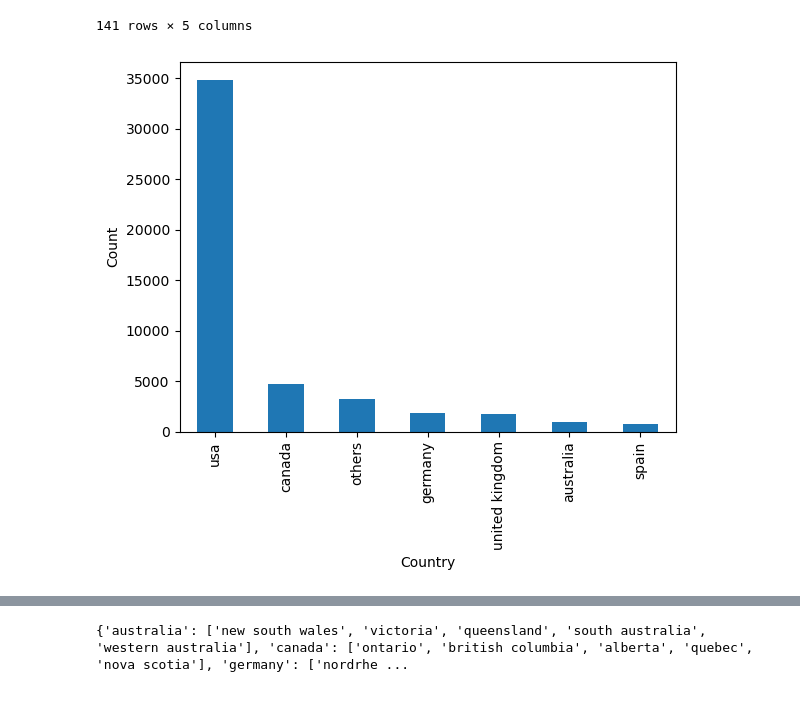
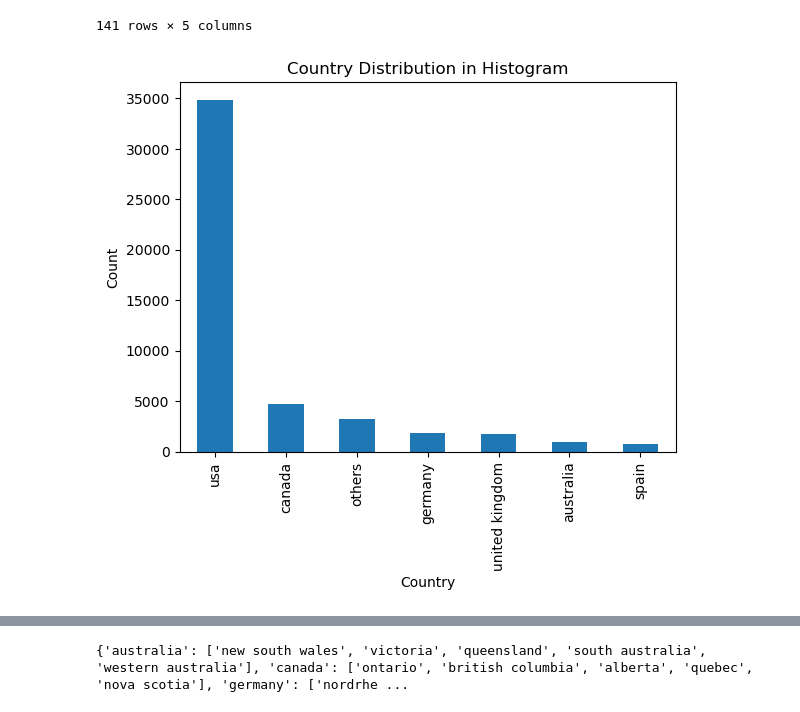
Before and after one commit to YubotKwng/Bookstore-management-Data-Processing, a Jupyter notebook: users_preprocess.ipynb, the cells around one changed output, grey strips where cells are left out. Saved outputs shown, nothing was run; the diff lists cells and outputs as text; code cells hidden in the pictures.

```diff
--- a/users_preprocess.ipynb
+++ b/users_preprocess.ipynb
@@ -398,13 +379,14 @@ na_df
 # %%
 # identify countries have less than 10 users and combine them into a category called others
 countries_to_combine = cleaned_users['User-Country'].value_counts()[cleaned_users['User-Country'].value_counts()<500].index
 
 cleaned_users.loc[cleaned_users['User-Country'].isin(countries_to_combine), 'User-Country'] = "others"
 
 cleaned_users['User-Country'].value_counts().plot(kind='bar')
 
+plt.title('Country Distribution in Histogram')
 plt.xlabel('Country')
 plt.ylabel('Count')
 plt.show()
 # %% [output]
-[figure, old version]
+[figure, new version]
```
Also changed, not shown: parts of 6 cells of this notebook, 2 other files.
